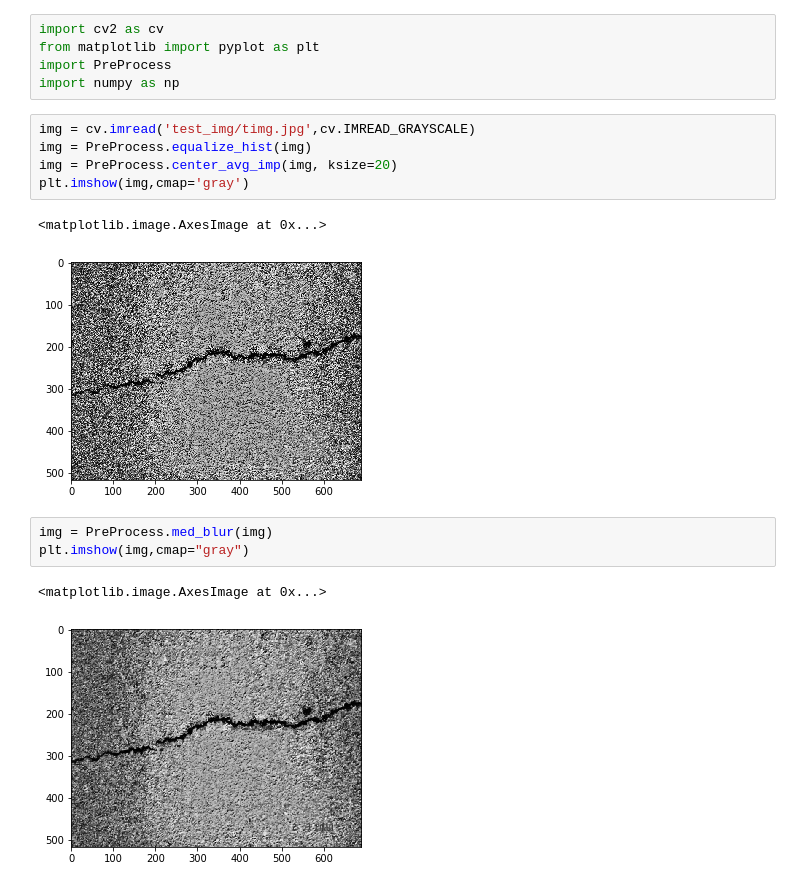
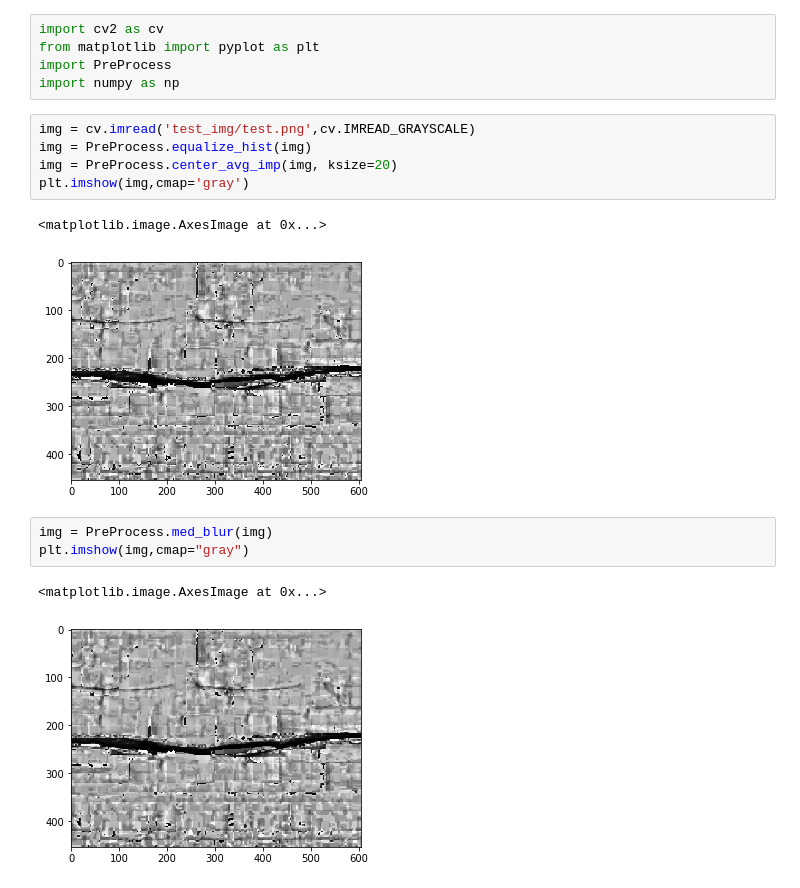
Before and after one commit to wwbweibo/RoudDetect, a Jupyter notebook: Untitled.ipynb, the cells around one changed output. Cells and saved outputs as stored; diff of their text form.

Commit message:
test new image segmentation method

```diff
--- a/Untitled.ipynb
+++ b/Untitled.ipynb
@@ -6,16 +6,16 @@ from matplotlib import pyplot as plt
 import PreProcess
 import numpy as np
 # %%
-img = cv.imread('test_img/timg.jpg',cv.IMREAD_GRAYSCALE)
+img = cv.imread('test_img/test.png',cv.IMREAD_GRAYSCALE)
 img = PreProcess.equalize_hist(img)
 img = PreProcess.center_avg_imp(img, ksize=20)
 plt.imshow(img,cmap='gray')
 # %% [output]
 <matplotlib.image.AxesImage at 0x...>
-[figure, old version]
+[figure, new version]
 # %%
 img = PreProcess.med_blur(img)
 plt.imshow(img,cmap="gray")
 # %% [output]
 <matplotlib.image.AxesImage at 0x...>
-[figure, old version]
+[figure, new version]
```
Also changed, not shown: parts of 9 cells of this notebook, 1 other file.
